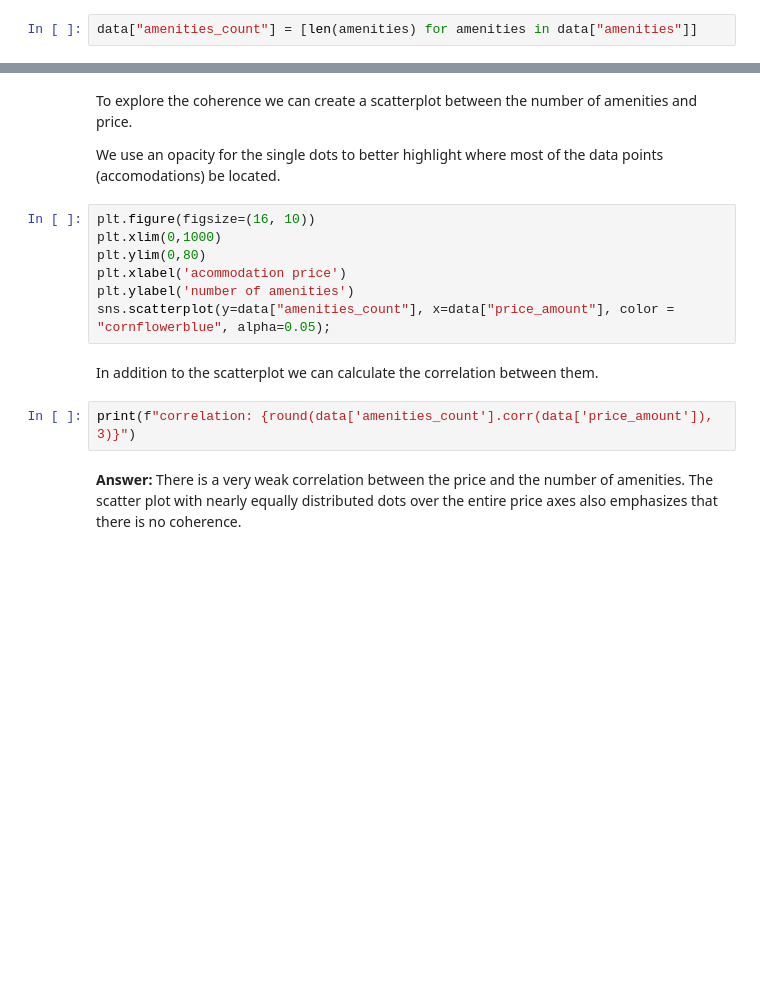
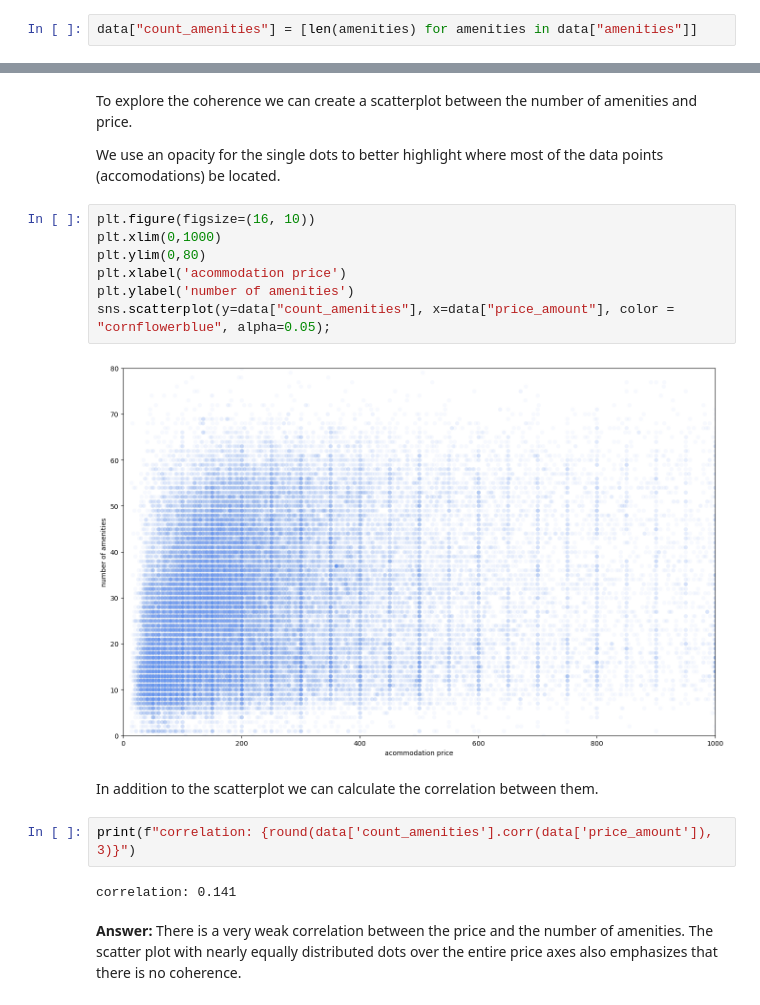
Before and after one commit to PatrickChristoph/airbnb_insights_australia, a Jupyter notebook: analysis.ipynb, the cells around one changed output, grey strips where cells are left out. Cells and saved outputs as stored; diff of their text form; blank space fills up the shorter version.

```diff
--- a/analysis.ipynb
+++ b/analysis.ipynb
@@ -338,7 +338,7 @@ total_count_per_amenity = count_occurrences_of_amenities(data["amenities"])
 #### Count amenties per accommodation
 We need the count of amenities per accommodation as well.
 # %%
-data["amenities_count"] = [len(amenities) for amenities in data["amenities"]]
+data["count_amenities"] = [len(amenities) for amenities in data["amenities"]]
 # %% [markdown]
 #### Consider only meaningful ratings
 For question 3 and 4 we only want to consider ratings with at least five reviews. Otherwise we assume that the rating value is not meaningful enough for our analysis.
@@ -579,14 +607,18 @@ We use an opacity for the single dots to better highlight where most of the data
 # %%
 plt.figure(figsize=(16, 10))
 plt.xlim(0,1000)
 plt.ylim(0,80)
 plt.xlabel('acommodation price')
 plt.ylabel('number of amenities')
-sns.scatterplot(y=data["amenities_count"], x=data["price_amount"], color = "cornflowerblue", alpha=0.05);
+sns.scatterplot(y=data["count_amenities"], x=data["price_amount"], color = "cornflowerblue", alpha=0.05);
+# %% [output]
+[figure, added]
 # %% [markdown]
 In addition to the scatterplot we can calculate the correlation between them.
 # %%
-print(f"correlation: {round(data['amenities_count'].corr(data['price_amount']), 3)}")
+print(f"correlation: {round(data['count_amenities'].corr(data['price_amount']), 3)}")
+# %% [output]
+correlation: 0.141
 # %% [markdown]
 **Answer:** There is a very weak correlation between the price and the number of amenities. The scatter plot with nearly equally distributed dots over the entire price axes also emphasizes that there is no coherence.
 # %% [markdown]
```
Also changed, not shown: parts of 19 cells of this notebook.
